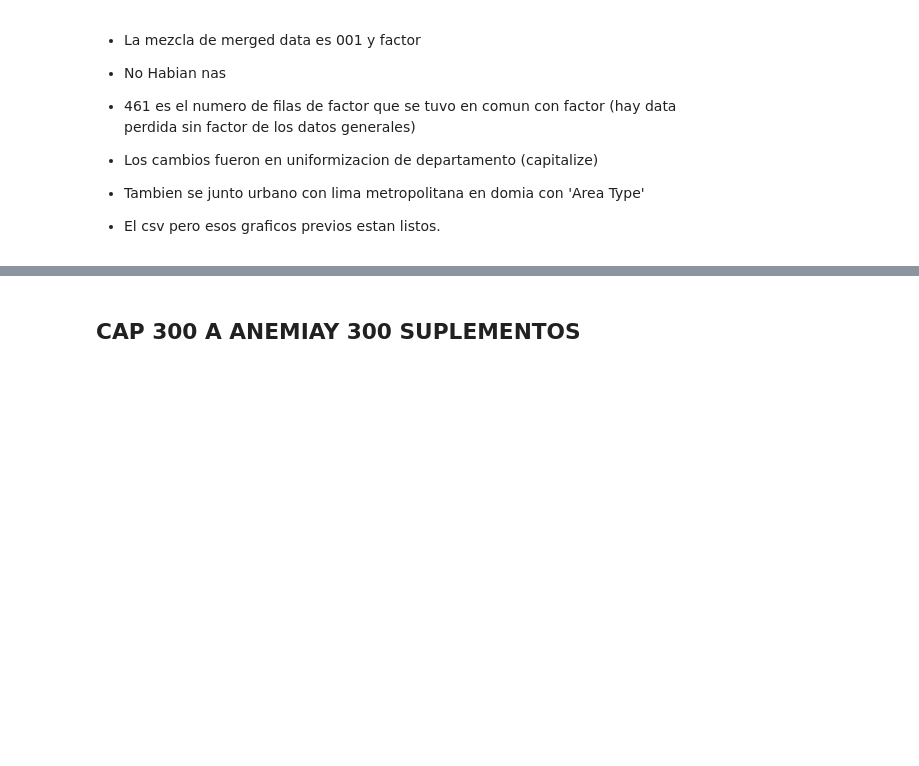
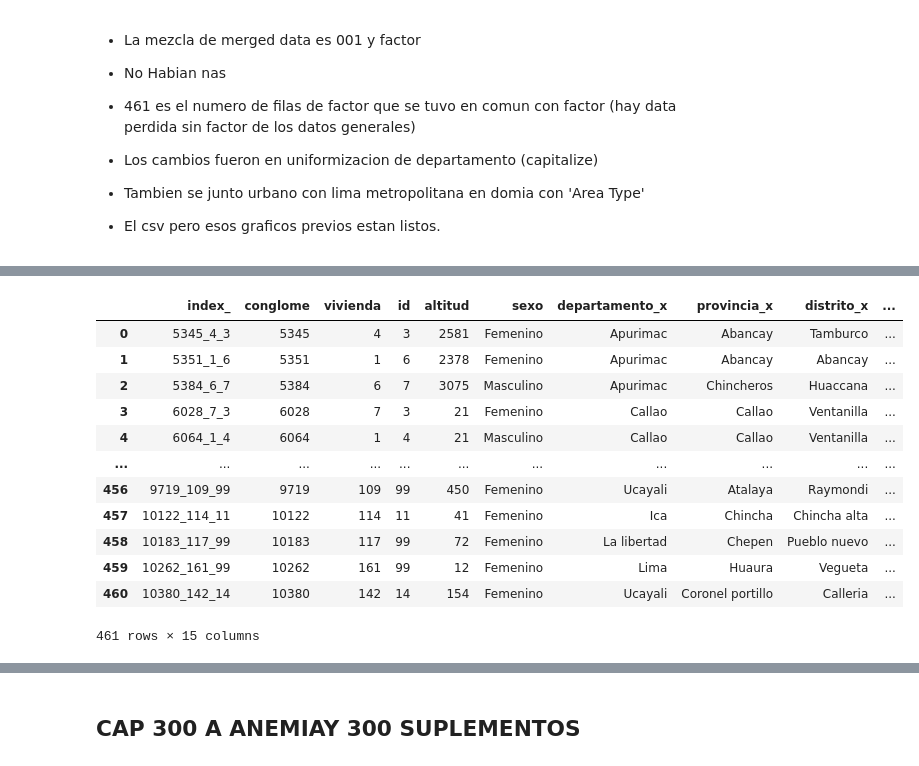
Before and after one commit to camilacod/Final_ACD, a Jupyter notebook: Transform.ipynb, the cells around one changed output, grey strips where cells are left out. Drawn from its saved outputs; the diff is of its cells as text; code cells hidden in the pictures; blank space fills up the shorter version.

```diff
--- a/Transform.ipynb
+++ b/Transform.ipynb
@@ -364,0 +401,2 @@ memory usage: 61.2+ KB
+# %%
+merged_data.provincia_x = merged_data.provincia_x.replace({'Datem del maraã‘on': 'Datem del maranon', 'Caã‘ete': 'Canete', 'Maraã‘on':'Maranon'})
@@ -364,0 +423,22 @@ memory usage: 61.2+ KB
+# %%
+merged_data.distito_x = merged_data.distrito_x.replace({'Breã‘a': 'Brena', 'Los baã‘os del inca': 'Los banos del inca', 'Ichuã‘a':'Ichuna'})
+# %%
+merged_data = merged_data.reset_index()
+# %%
+merged_data.drop(columns='dominio', axis=1, inplace=True)
+# %%
+merged_data
+# %% [output]
+|  | index_ | conglome | vivienda | id | altitud | sexo | departamento_x | provincia_x | distrito_x | ... |
+| 0 | 5345_4_3 | 5345 | 4 | 3 | 2581 | Femenino | Apurimac | Abancay | Tamburco | ... |
+| 1 | 5351_1_6 | 5351 | 1 | 6 | 2378 | Femenino | Apurimac | Abancay | Abancay | ... |
+| 2 | 5384_6_7 | 5384 | 6 | 7 | 3075 | Masculino | Apurimac | Chincheros | Huaccana | ... |
+| 3 | 6028_7_3 | 6028 | 7 | 3 | 21 | Femenino | Callao | Callao | Ventanilla | ... |
+| 4 | 6064_1_4 | 6064 | 1 | 4 | 21 | Masculino | Callao | Callao | Ventanilla | ... |
+| ... | ... | ... | ... | ... | ... | ... | ... | ... | ... | ... |
+| 456 | 9719_109_99 | 9719 | 109 | 99 | 450 | Femenino | Ucayali | Atalaya | Raymondi | ... |
+| 457 | 10122_114_11 | 10122 | 114 | 11 | 41 | Femenino | Ica | Chincha | Chincha alta | ... |
+| 458 | 10183_117_99 | 10183 | 117 | 99 | 72 | Femenino | La libertad | Chepen | Pueblo nuevo | ... |
+| 459 | 10262_161_99 | 10262 | 161 | 99 | 12 | Femenino | Lima | Huaura | Vegueta | ... |
+| 460 | 10380_142_14 | 10380 | 142 | 14 | 154 | Femenino | Ucayali | Coronel portillo | Calleria | ... |
+461 rows × 15 columns
```
Also changed, not shown: parts of 37 cells of this notebook, 2 other files.
